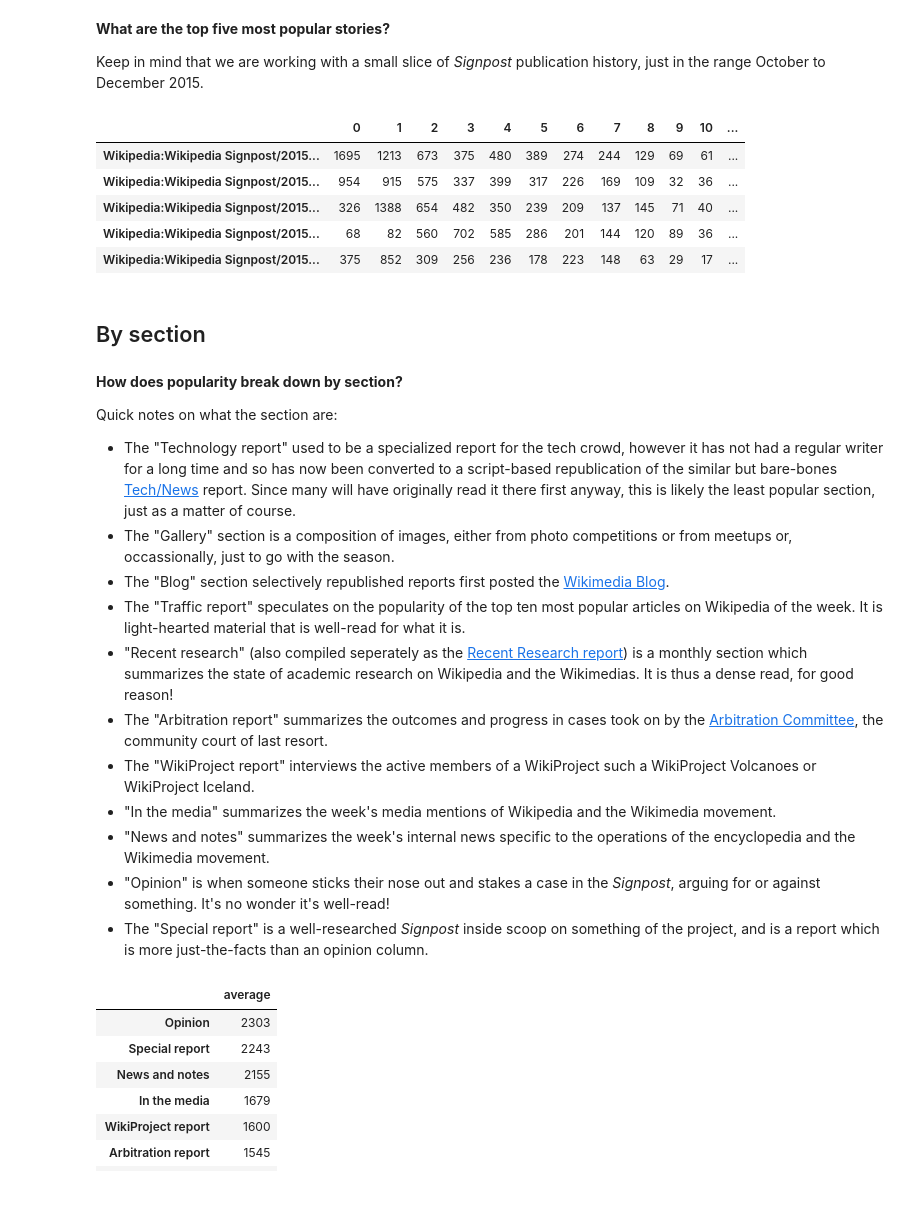
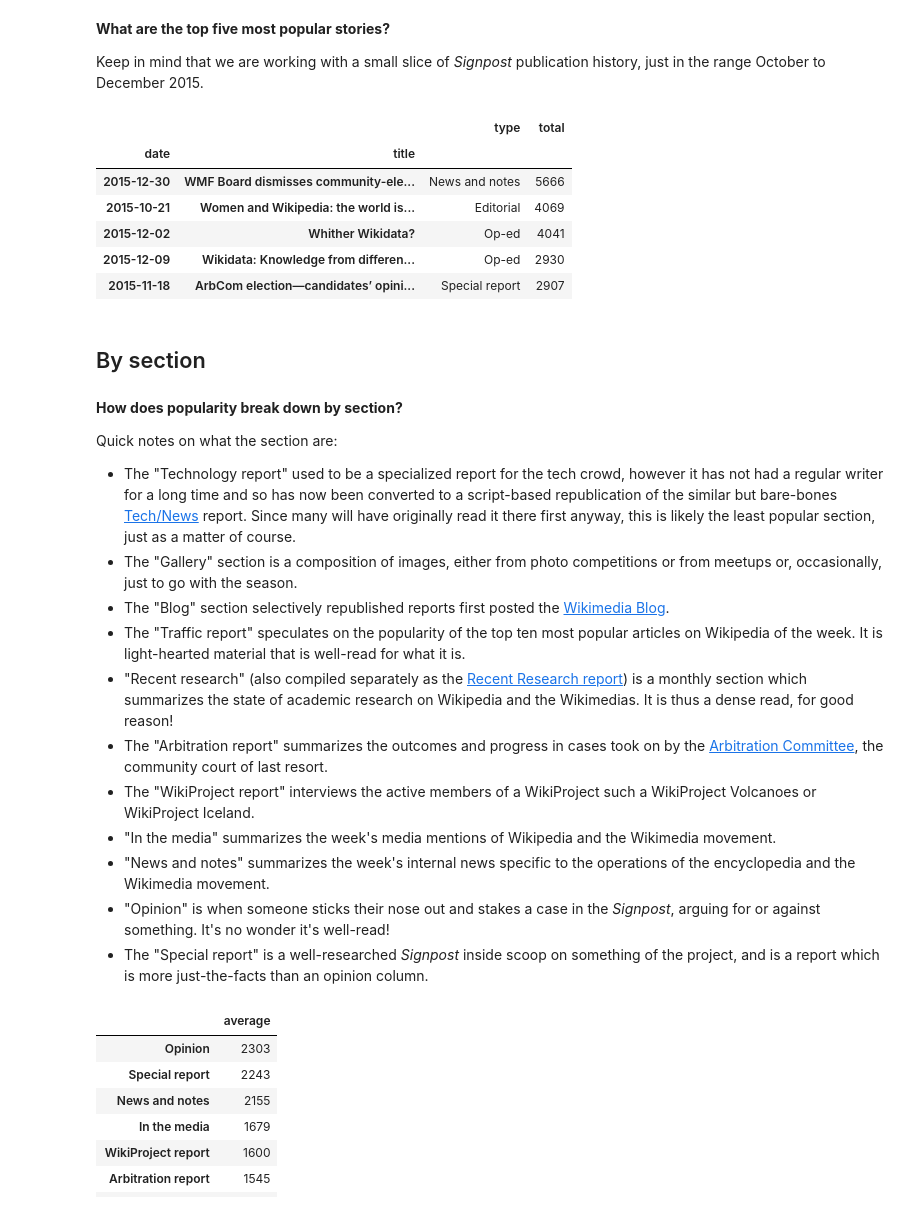
Before and after one commit to ResidentMario/signpostviews, a Jupyter notebook: signpostviews.ipynb, the cells around one changed output. Cells and saved outputs as stored; diff of their text form; code cells hidden in the pictures.

```diff
--- a/signpostviews.ipynb
+++ b/signpostviews.ipynb
@@ -107,3 +121,22 @@ frame = frame.drop('Wikipedia:Wikipedia Signpost/2015-10-14/WikiConference Repor
+# %%
+# At this point the frame is indexed by strings of the form e.g. "Wikipedia Signpost/2015-07-11/News and notes".
+# Refactor the `DataFrame` to give us more useful information (in particular page titles).
+frame['type'] = [title.split("/")[2] for title in frame.index]
+frame['date'] = [title.split("/")[1] for title in frame.index]
+frame['title'] = [get_title(title) for title in frame.index]
+frame = frame.set_index('title')
+frame.index.name=None
+# %%
+# Create a multiindex to level-store date -> title, using the 'date' column created as a part of the previous step.
+multiindex = pd.MultiIndex.from_arrays([frame['date'], frame.index])
+frame.index = multiindex
+frame.index.names = ['date', 'title']
+del frame['date']
+# %%
+# Refactor the columns so that type is in front instead of in the back.
+cols = frame.columns.tolist()
+cols = cols[-1:] + cols[:-1]
+frame = frame[cols]
 # %% [markdown]
 ## Raw Data
 
@@ -183,14 +226,15 @@ The least popular story is a [Tech/News republication](http://en.wikipedia.org/w
 
 Keep in mind that we are working with a small slice of *Signpost* publication history, just in the range October to December 2015.
 # %%
-frame.sort('total', ascending=False).head(5)
+frame.sort('total', ascending=False).head(5).ix[:, ['type', 'total']]
 # %% [output]
-|  | 0 | 1 | 2 | 3 | 4 | 5 | 6 | 7 | 8 | 9 | 10 | ... |
-| Wikipedia:Wikipedia Signpost/2015... | 1695 | 1213 | 673 | 375 | 480 | 389 | 274 | 244 | 129 | 69 | 61 | ... |
-| Wikipedia:Wikipedia Signpost/2015... | 954 | 915 | 575 | 337 | 399 | 317 | 226 | 169 | 109 | 32 | 36 | ... |
-| Wikipedia:Wikipedia Signpost/2015... | 326 | 1388 | 654 | 482 | 350 | 239 | 209 | 137 | 145 | 71 | 40 | ... |
-| Wikipedia:Wikipedia Signpost/2015... | 68 | 82 | 560 | 702 | 585 | 286 | 201 | 144 | 120 | 89 | 36 | ... |
-| Wikipedia:Wikipedia Signpost/2015... | 375 | 852 | 309 | 256 | 236 | 178 | 223 | 148 | 63 | 29 | 17 | ... |
+|  |  | type | total |
+| date | title |  |  |
+| 2015-12-30 | WMF Board dismisses community-ele... | News and notes | 5666 |
+| 2015-10-21 | Women and Wikipedia: the world is... | Editorial | 4069 |
+| 2015-12-02 | Whither Wikidata? | Op-ed | 4041 |
+| 2015-12-09 | Wikidata: Knowledge from differen... | Op-ed | 2930 |
+| 2015-11-18 | ArbCom election—candidates’ opini... | Special report | 2907 |
 # %% [markdown]
 ## By section
 # %% [markdown]
@@ -199,10 +243,10 @@ frame.sort('total', ascending=False).head(5)
 Quick notes on what the section are:
 
 * The "Technology report" used to be a specialized report for the tech crowd, however it has not had a regular writer for a long time and so has now been converted to a script-based republication of the similar but bare-bones [Tech/News](https://meta.wikimedia.org/wiki/Tech/News) report. Since many will have originally read it there first anyway, this is likely the least popular section, just as a matter of course.
-* The "Gallery" section is a composition of images, either from photo competitions or from meetups or, occassionally, just to go with the season.
+* The "Gallery" section is a composition of images, either from photo competitions or from meetups or, occasionally, just to go with the season.
 * The "Blog" section selectively republished reports first posted the [Wikimedia Blog](http://blog.wikimedia.org/).
 * The "Traffic report" speculates on the popularity of the top ten most popular articles on Wikipedia of the week. It is light-hearted material that is well-read for what it is.
-* "Recent research" (also compiled seperately as the [Recent Research report](https://meta.wikimedia.org/wiki/Research:Newsletter)) is a monthly section which summarizes the state of academic research on Wikipedia and the Wikimedias. It is thus a dense read, for good reason!
+* "Recent research" (also compiled separately as the [Recent Research report](https://meta.wikimedia.org/wiki/Research:Newsletter)) is a monthly section which summarizes the state of academic research on Wikipedia and the Wikimedias. It is thus a dense read, for good reason!
 * The "Arbitration report" summarizes the outcomes and progress in cases took on by the [Arbitration Committee](https://en.wikipedia.org/wiki/Wikipedia:Arbitration_Committee), the community court of last resort.
 * The "WikiProject report" interviews the active members of a WikiProject such a WikiProject Volcanoes or WikiProject Iceland.
 * "In the media" summarizes the week's media mentions of Wikipedia and the Wikimedia movement.
```
Also changed, not shown: parts of 36 cells of this notebook, 2 other files.
